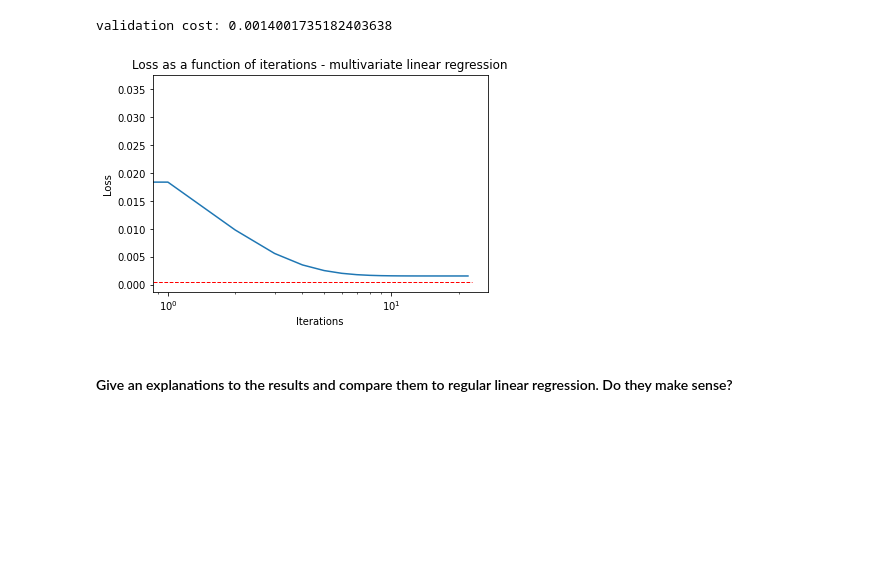
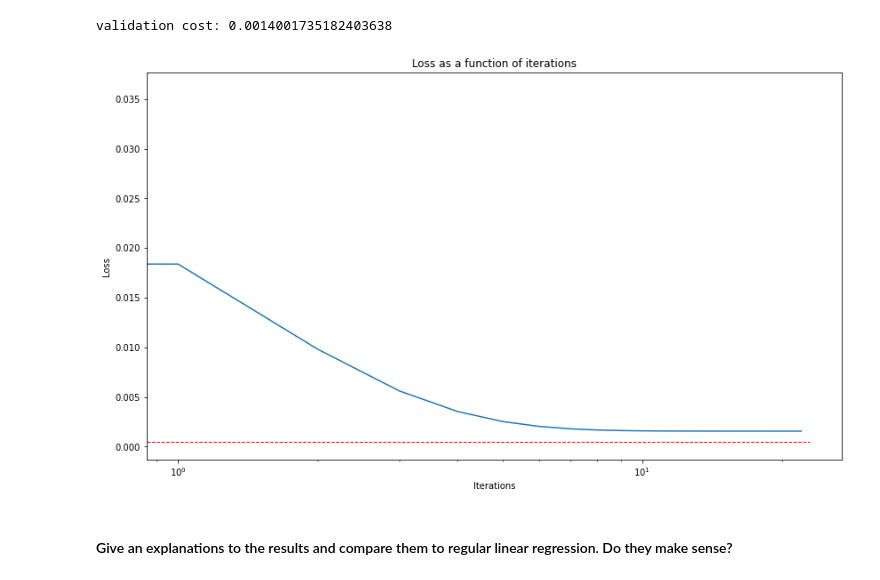
Before and after one commit to lotenn/Machine-Learning-from-Data-3141-2022-2, a Jupyter notebook: hwa1/hw1_201466349.ipynb, the cells around one changed output. Cells and saved outputs as stored; diff of their text form; code cells hidden in the pictures; blank space fills up the shorter version.

```diff
--- a/hwa1/hw1_201466349.ipynb
+++ b/hwa1/hw1_201466349.ipynb
@@ -415,7 +416,6 @@ alpha_dict = find_best_alpha(X_train, y_train, X_val, y_val, 40000)
 # %% [markdown]
 Obtain the best learning rate from the dictionary `alpha_dict`. This can be done in a single line using built-in functions.
 # %%
-best_alpha = None
 ###########################################################################
 #                            START OF YOUR CODE                           #
 ###########################################################################
@@ -508,3 +501,6 @@ y_train, y_val = y[idx_train], y[idx_val]
+# %%
+# training and validation split
+X_train, X_val, y_train, y_val = train_val_spilt(X, y)
 # %% [markdown]
 Using 3D visualization, we can still observe trends in the data. Visualizing additional dimensions requires advanced techniques we will learn later in the course.
 # %%
@@ -638,3 +627,6 @@ y_train, y_val = y[idx_train], y[idx_val]
+# %%
+# training and validation split
+X_train, X_val, y_train, y_val = train_val_spilt(X, y)
 # %%
 # training
 np.random.seed(42)
@@ -650,17 +642,10 @@ train cost: 0.0015704602507969857
 print(f'validation cost: {compute_cost(X_val, y_val, theta)}')
 # %% [output]
 validation cost: 0.0014001735182403638
-# %%
-plt.plot(np.arange(len(J_history)), J_history)
-plt.xscale('log')
-plt.xlabel('Iterations')
-plt.ylabel('Loss')
-plt.title('Loss as a function of iterations - multivariate linear regression')
-plt.hlines(y = J_pinv, xmin = 0, xmax = len(J_history), color='r',
-           linewidth = 1, linestyle = 'dashed')
-plt.show()
-# %% [output]
-[figure, removed]
+# %%
+plot_loss_over_iterations(J_history, J_pinv)
+# %% [output]
+[figure, added]
 # %% [markdown]
 #### Give an explanations to the results and compare them to regular linear regression. Do they make sense?
 # %% [markdown]
```
Also changed, not shown: parts of 26 cells of this notebook.
